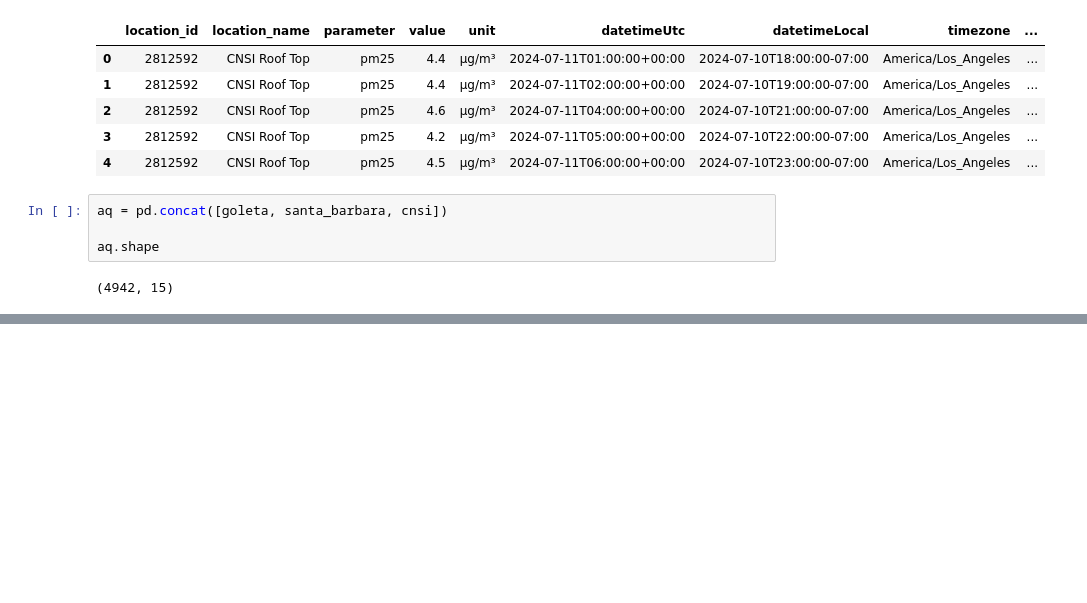
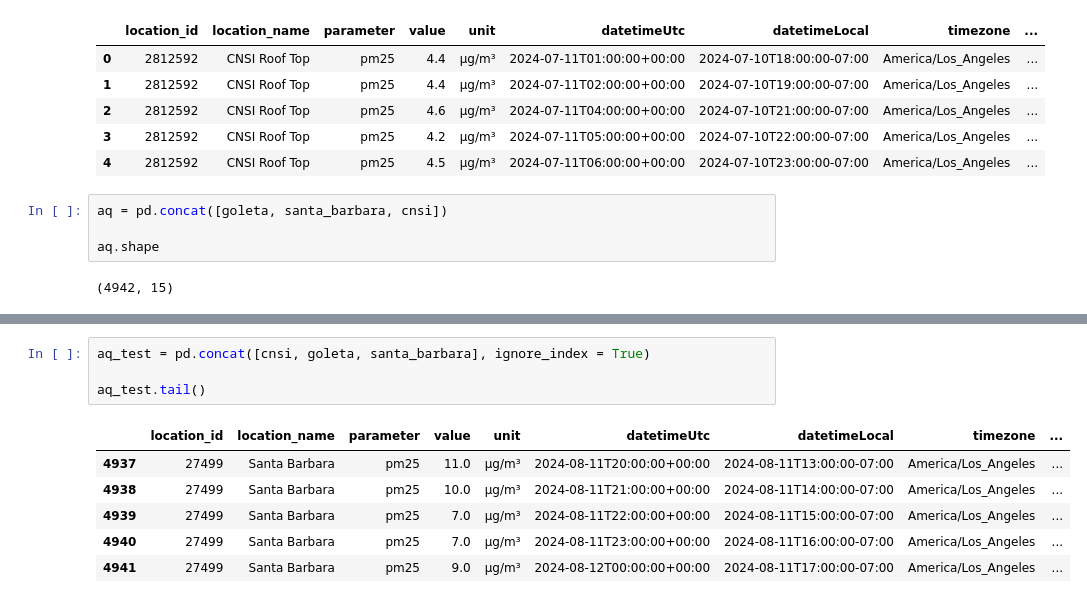
Before and after one commit to ethan-mathews24/EDS217, a Jupyter notebook: Session_6B_Reshaping_Data.ipynb, the cells around one changed output, grey strips where cells are left out. Cells and saved outputs as stored; diff of their text form; blank space fills up the shorter version.

```diff
--- a/Session_6B_Reshaping_Data.ipynb
+++ b/Session_6B_Reshaping_Data.ipynb
@@ -55,0 +120,11 @@ aq.shape
+# %%
+aq_test = pd.concat([cnsi, goleta, santa_barbara], ignore_index = True)
+
+aq_test.tail()
+# %% [output]
+|  | location_id | location_name | parameter | value | unit | datetimeUtc | datetimeLocal | timezone | ... |
+| 4937 | 27499 | Santa Barbara | pm25 | 11.0 | µg/m³ | 2024-08-11T20:00:00+00:00 | 2024-08-11T13:00:00-07:00 | America/Los_Angeles | ... |
+| 4938 | 27499 | Santa Barbara | pm25 | 10.0 | µg/m³ | 2024-08-11T21:00:00+00:00 | 2024-08-11T14:00:00-07:00 | America/Los_Angeles | ... |
+| 4939 | 27499 | Santa Barbara | pm25 | 7.0 | µg/m³ | 2024-08-11T22:00:00+00:00 | 2024-08-11T15:00:00-07:00 | America/Los_Angeles | ... |
+| 4940 | 27499 | Santa Barbara | pm25 | 7.0 | µg/m³ | 2024-08-11T23:00:00+00:00 | 2024-08-11T16:00:00-07:00 | America/Los_Angeles | ... |
+| 4941 | 27499 | Santa Barbara | pm25 | 9.0 | µg/m³ | 2024-08-12T00:00:00+00:00 | 2024-08-11T17:00:00-07:00 | America/Los_Angeles | ... |
```
Also changed, not shown: parts of 24 cells of this notebook, 1 other file.
